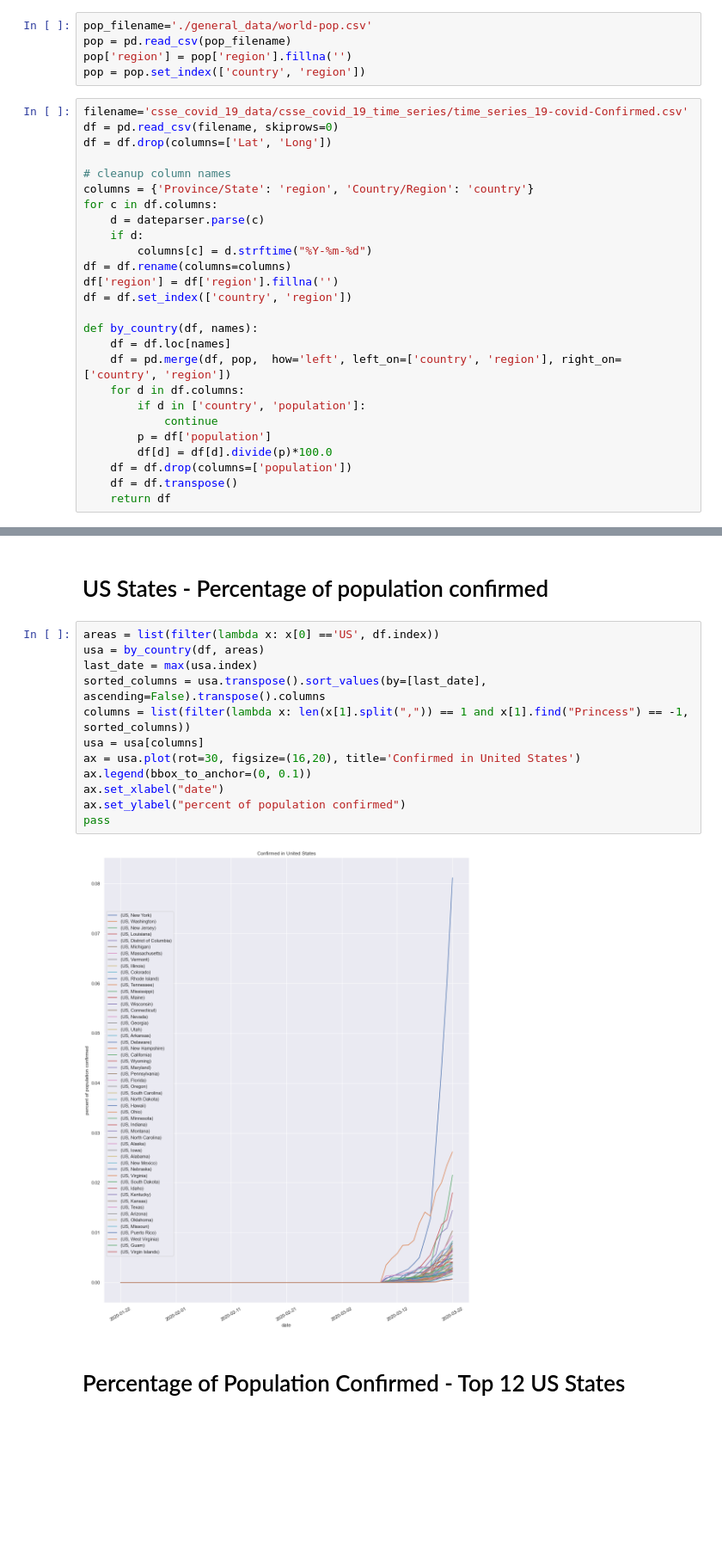
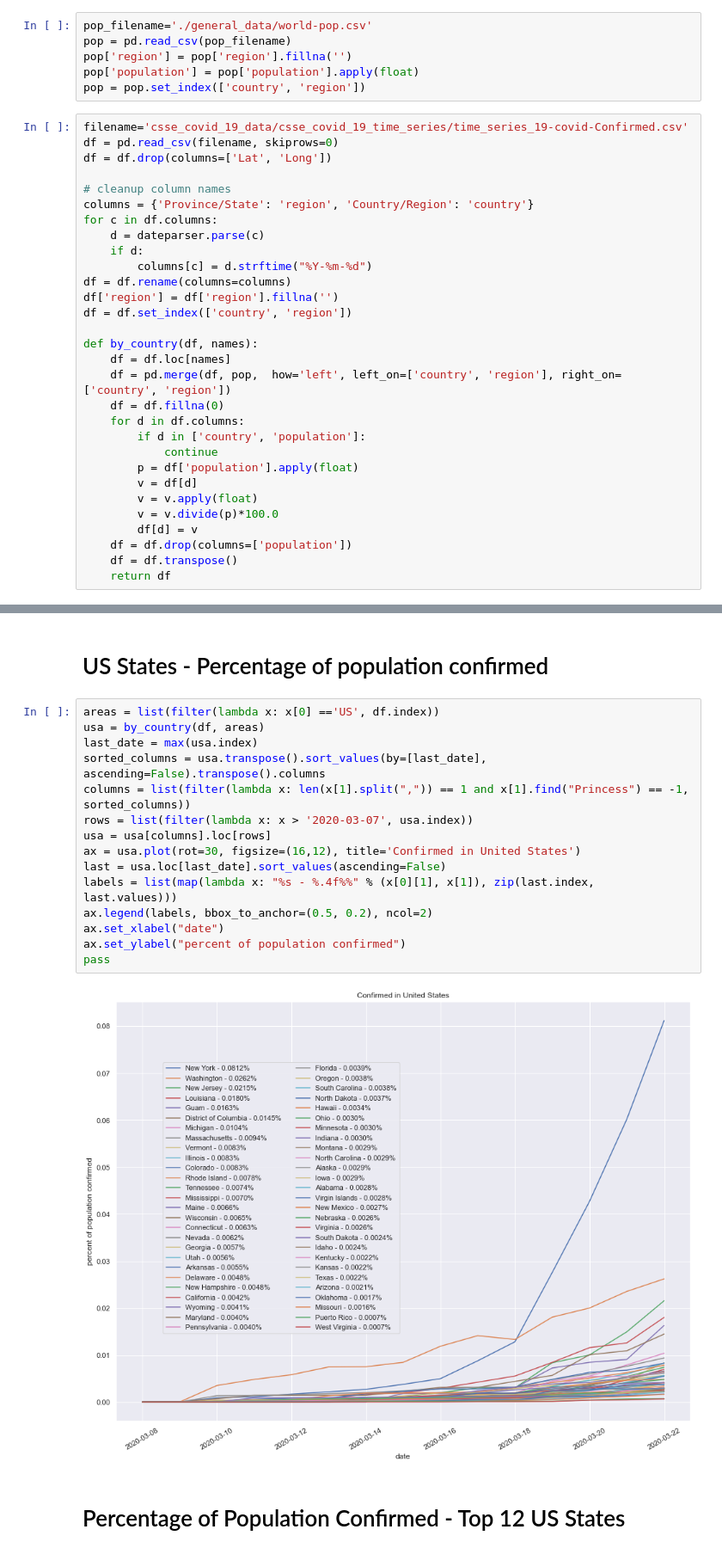
Before and after one commit to rrx/COVID-19, a Jupyter notebook: analysis.ipynb, the cells around one changed output, grey strips where cells are left out. Shown: that part at 86% size. Saved outputs shown, nothing was run; the diff lists cells and outputs as text; blank space fills up the shorter version.

```diff
--- a/analysis.ipynb
+++ b/analysis.ipynb
@@ -17,6 +19,7 @@ sns.set(style="darkgrid")
 pop_filename='./general_data/world-pop.csv'
 pop = pd.read_csv(pop_filename)
 pop['region'] = pop['region'].fillna('')
+pop['population'] = pop['population'].apply(float)
 pop = pop.set_index(['country', 'region'])
 # %%
 filename='csse_covid_19_data/csse_covid_19_time_series/time_series_19-covid-Confirmed.csv'
@@ -36,11 +39,15 @@ df = df.set_index(['country', 'region'])
 def by_country(df, names):
     df = df.loc[names]
     df = pd.merge(df, pop,  how='left', left_on=['country', 'region'], right_on=['country', 'region'])
+    df = df.fillna(0)
     for d in df.columns:
         if d in ['country', 'population']:
             continue
-        p = df['population']
-        df[d] = df[d].divide(p)*100.0
+        p = df['population'].apply(float)
+        v = df[d]
+        v = v.apply(float)
+        v = v.divide(p)*100.0
+        df[d] = v
     df = df.drop(columns=['population'])
     df = df.transpose()
     return df
@@ -75,17 +96,20 @@ canada.tail()
 # %%
 areas = list(filter(lambda x: x[0] =='US', df.index))
 usa = by_country(df, areas)
 last_date = max(usa.index)
 sorted_columns = usa.transpose().sort_values(by=[last_date], ascending=False).transpose().columns
 columns = list(filter(lambda x: len(x[1].split(",")) == 1 and x[1].find("Princess") == -1, sorted_columns))
-usa = usa[columns]
-ax = usa.plot(rot=30, figsize=(16,20), title='Confirmed in United States')
-ax.legend(bbox_to_anchor=(0, 0.1))
+rows = list(filter(lambda x: x > '2020-03-07', usa.index))
+usa = usa[columns].loc[rows]
+ax = usa.plot(rot=30, figsize=(16,12), title='Confirmed in United States')
+last = usa.loc[last_date].sort_values(ascending=False)
+labels = list(map(lambda x: "%s - %.4f%%" % (x[0][1], x[1]), zip(last.index, last.values)))
+ax.legend(labels, bbox_to_anchor=(0.5, 0.2), ncol=2)
 ax.set_xlabel("date")
 ax.set_ylabel("percent of population confirmed")
 pass
 # %% [output]
-[figure, old version]
+[figure, new version]
 # %% [markdown]
 # Percentage of Population Confirmed - Top 12 US States
 # %%
```
Also changed, not shown: parts of 6 cells of this notebook, 2 other files.
